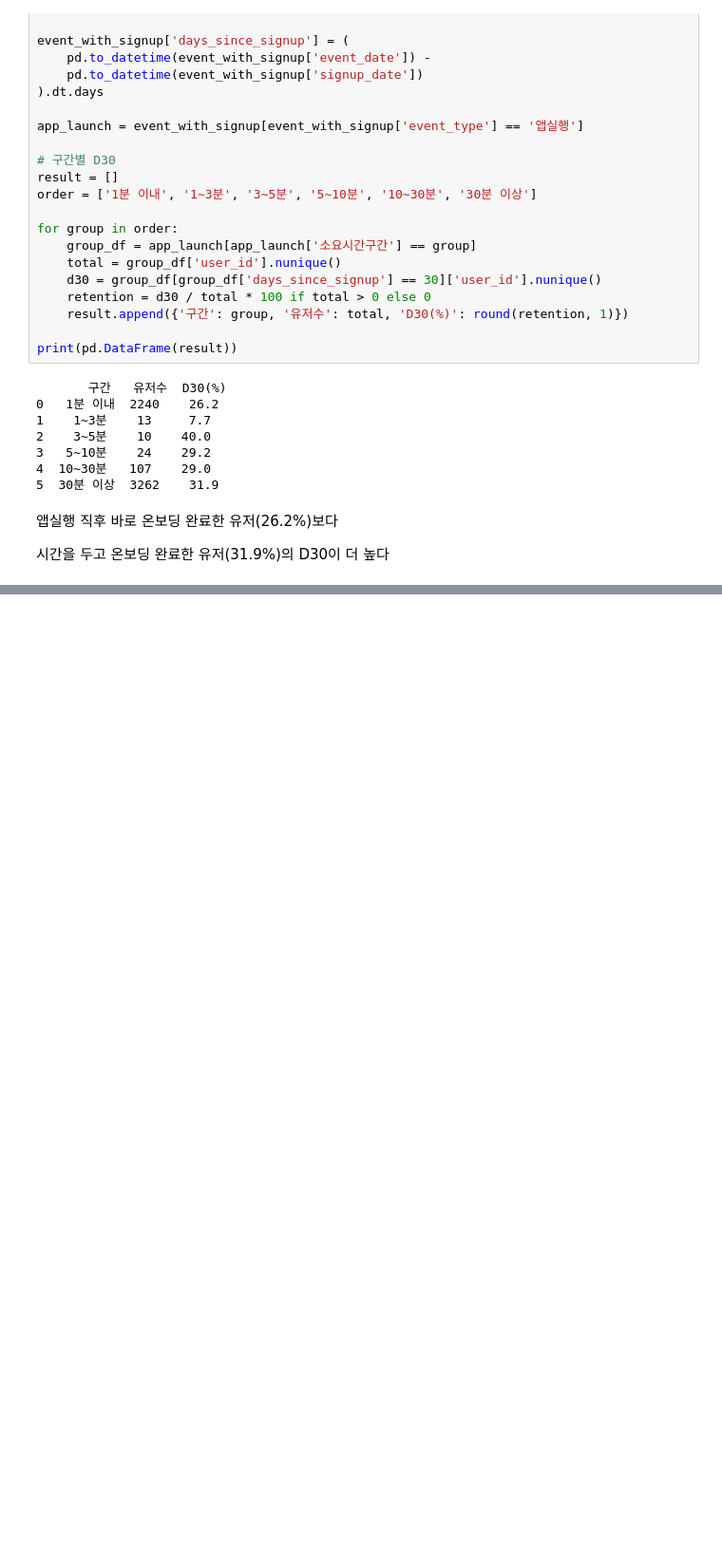
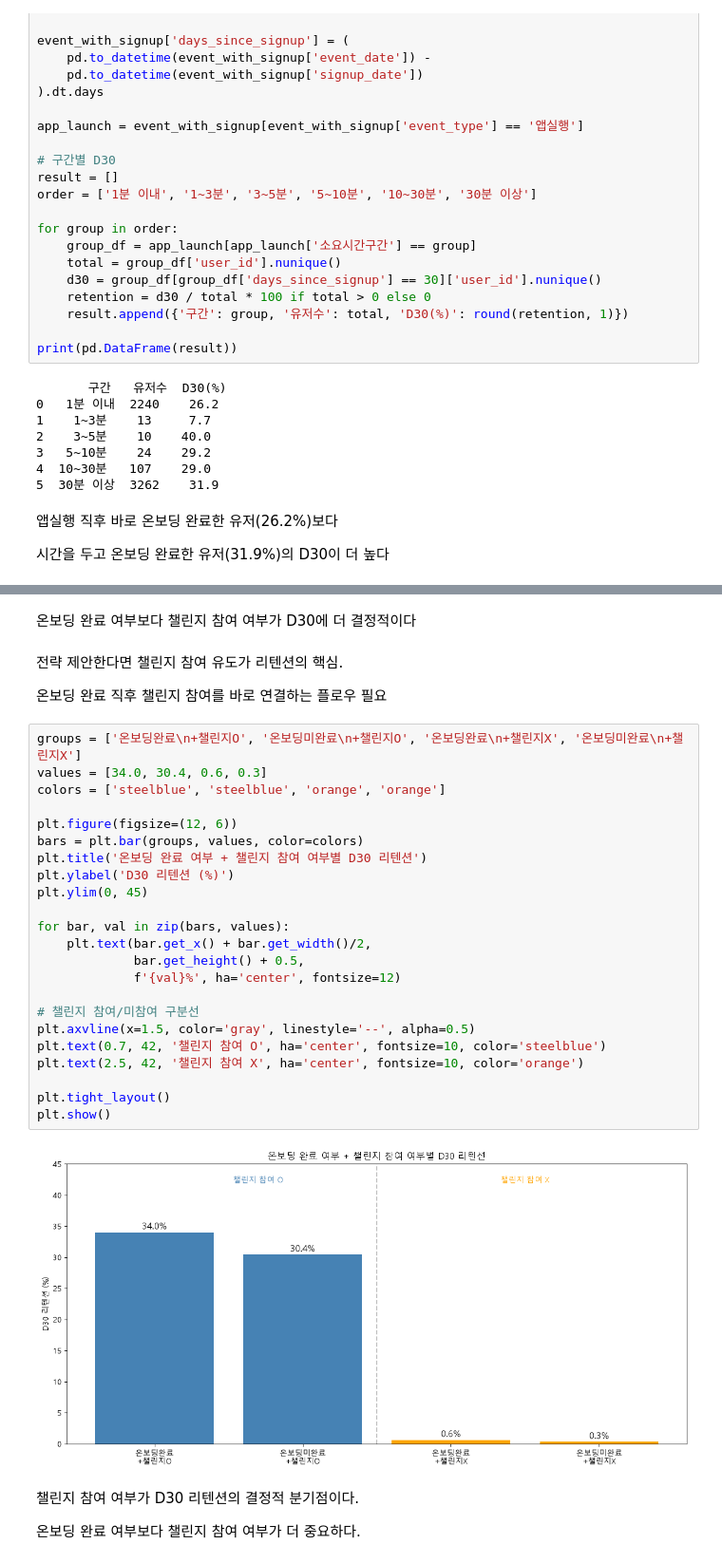
Before and after one commit to leegolem/Anti-Churn-Committee, a Jupyter notebook: notebooks/jiryun/2eda.ipynb, the cells around one changed output, grey strips where cells are left out. Shown at 95% size. Saved outputs shown, nothing was run; the diff lists cells and outputs as text; blank space fills up the shorter version.

```diff
--- a/notebooks/jiryun/2eda.ipynb
+++ b/notebooks/jiryun/2eda.ipynb
@@ -768,0 +954,35 @@ plt.show()
+# %% [markdown]
+온보딩 완료 여부보다 챌린지 참여 여부가 D30에 더 결정적이다
+# %% [markdown]
+전략 제안한다면 챌린지 참여 유도가 리텐션의 핵심.
+
+온보딩 완료 직후 챌린지 참여를 바로 연결하는 플로우 필요
+# %%
+groups = ['온보딩완료\n+챌린지O', '온보딩미완료\n+챌린지O', '온보딩완료\n+챌린지X', '온보딩미완료\n+챌린지X']
+values = [34.0, 30.4, 0.6, 0.3]
+colors = ['steelblue', 'steelblue', 'orange', 'orange']
+
+plt.figure(figsize=(12, 6))
+bars = plt.bar(groups, values, color=colors)
+plt.title('온보딩 완료 여부 + 챌린지 참여 여부별 D30 리텐션')
+plt.ylabel('D30 리텐션 (%)')
+plt.ylim(0, 45)
+
+for bar, val in zip(bars, values):
+    plt.text(bar.get_x() + bar.get_width()/2,
+             bar.get_height() + 0.5,
+             f'{val}%', ha='center', fontsize=12)
+
+# 챌린지 참여/미참여 구분선
+plt.axvline(x=1.5, color='gray', linestyle='--', alpha=0.5)
+plt.text(0.7, 42, '챌린지 참여 O', ha='center', fontsize=10, color='steelblue')
+plt.text(2.5, 42, '챌린지 참여 X', ha='center', fontsize=10, color='orange')
+
+plt.tight_layout()
+plt.show()
+# %% [output]
+[figure, added]
+# %% [markdown]
+챌린지 참여 여부가 D30 리텐션의 결정적 분기점이다.
+
+온보딩 완료 여부보다 챌린지 참여 여부가 더 중요하다.
```
Also changed, not shown: parts of 23 cells of this notebook.
